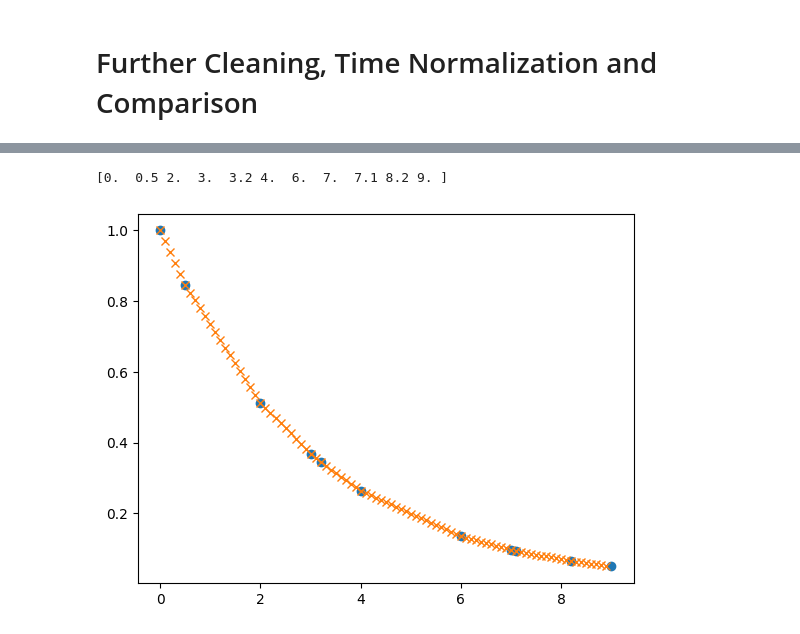
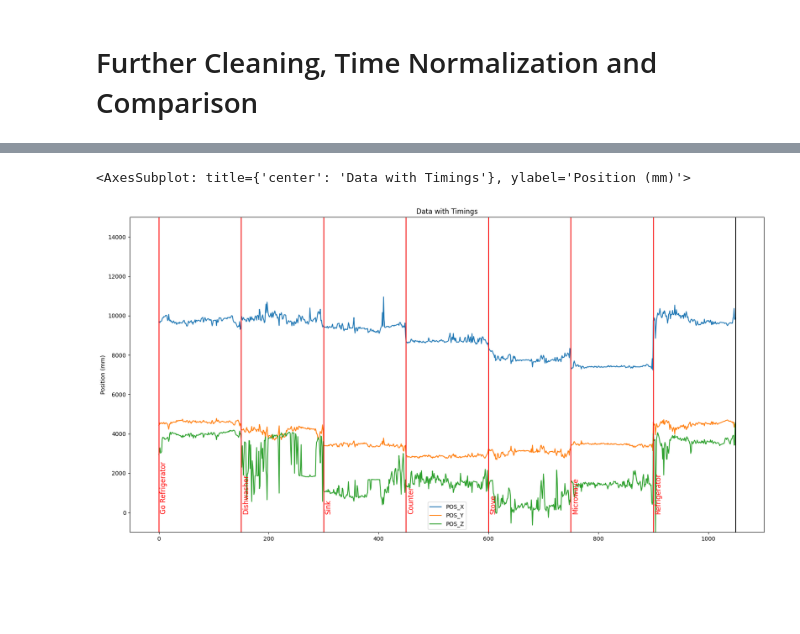
Before and after one commit to snphan/pozyx-thesis, a Jupyter notebook: 2023-01-18 Dynamic Testing and # of Anchors Testing/kitchen_analysis.ipynb, the cells around one changed output, grey strips where cells are left out. Cells and saved outputs as stored; diff of their text form; code cells hidden in the pictures; blank space fills up the shorter version.

```diff
--- a/2023-01-18 Dynamic Testing and # of Anchors Testing/kitchen_analysis.ipynb
+++ b/2023-01-18 Dynamic Testing and # of Anchors Testing/kitchen_analysis.ipynb
@@ -117,16 +76,29 @@ plot_data_with_timings(interp_segment_data, ['POS_X', 'POS_Y', 'POS_Z'], labels)
-# %%
-import numpy as np
-import matplotlib.pyplot as plt
-from scipy import interpolate
-x = np.array([0,0.5,2,3,3.2,4,6,7,7.1,8.2,9])
-print(x)
-y = np.exp(-x/3.0)
-f = interpolate.interp1d(x, y)
-
-xnew = np.arange(0, 9, 0.1)
-ynew = f(xnew)   # use interpolation function returned by `interp1d`
-plt.plot(x, y, 'o', xnew, ynew, 'x')
-plt.show()
-# %% [output]
-[0.  0.5 2.  3.  3.2 4.  6.  7.  7.1 8.2 9. ]
-[figure, removed]
+# %%
+from scipy import interpolate
+
+NUM_POINTS = 150
+
+# Segment the data into only the standing still portions.
+moving_periods = [[float(start['Timestamp']), float(end['Timestamp'])] for (start, end) in zip(labels[1::2], labels[2::2])]
+moving_periods.append([float(labels[-1]['Timestamp']), float(labels[-1]['Timestamp'])+120])
+standing_periods = [[float(start['Timestamp']), float(end['Timestamp'])] for (start, end) in zip(labels[0::2], labels[1::2])]
+
+cleaned_data = (data
+                .pipe(utils.remove_periods, moving_periods)
+                .pipe(utils.interp1d_periods, standing_periods, num_points=NUM_POINTS)
+                .reset_index(drop=True)
+            )
+
+# To normalize in time, drop the index and fix the indexing (make start overlap with 10sec end)
+index = 0
+drop_index_labels = []
+for ind, _ in enumerate(labels[0::2]):
+    drop_index_labels.append({'Timestamp': index, 'Label': labels[ind*2]['Label']})
+    index += NUM_POINTS
+    drop_index_labels.append({'Timestamp': index, 'Label': labels[ind*2+1]['Label']})
+
+
+utils.plot_pozyx_data_with_timings(cleaned_data, ['POS_X', 'POS_Y', 'POS_Z'], drop_index_labels)
+# %% [output]
+<AxesSubplot: title={'center': 'Data with Timings'}, ylabel='Position (mm)'>
+[figure, added]
```
Also changed, not shown: parts of 12 cells of this notebook, 3 other files.
